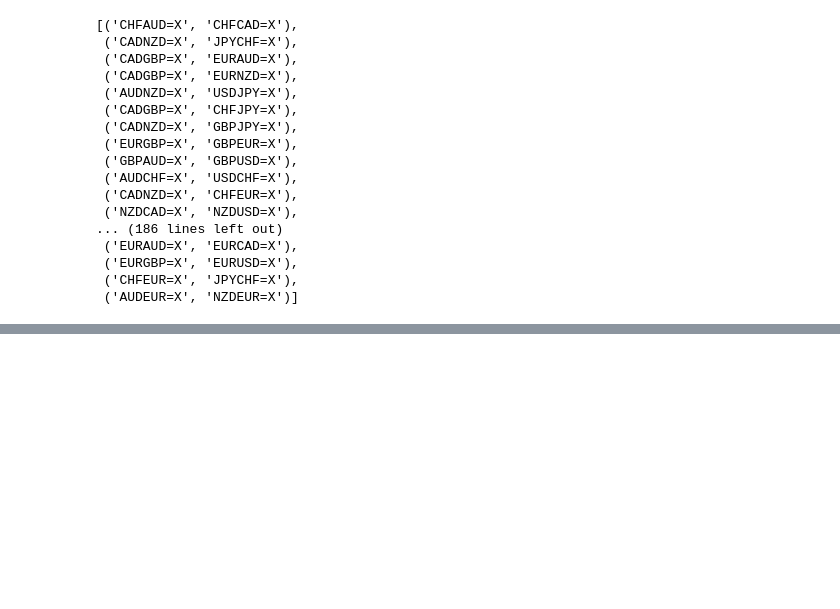
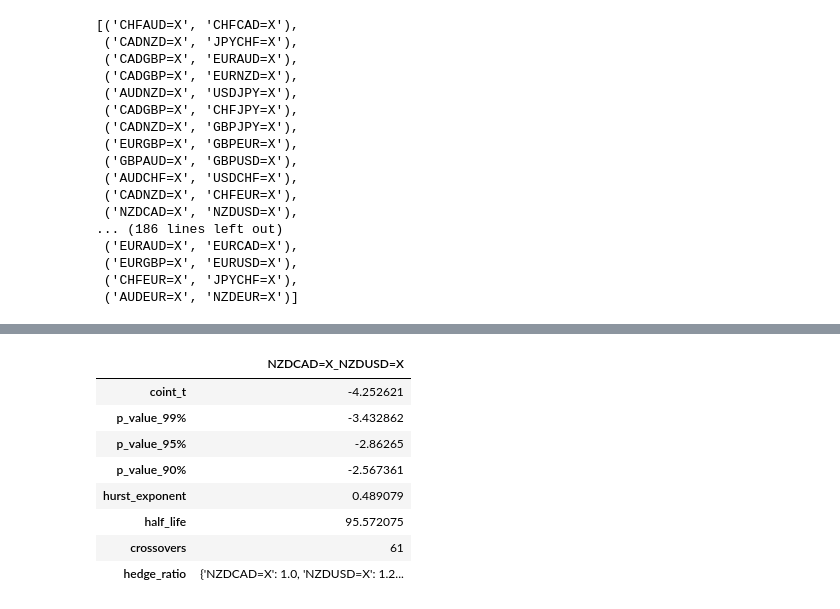
Before and after one commit to Renuto/Trading-Algorithmic, a Jupyter notebook: Statistical Arbitrage/statistical_Arbitrage.ipynb, the cells around one changed output, grey strips where cells are left out. Cells and saved outputs as stored; diff of their text form; code cells hidden in the pictures; blank space fills up the shorter version.

```diff
--- a/Statistical Arbitrage/statistical_Arbitrage.ipynb
+++ b/Statistical Arbitrage/statistical_Arbitrage.ipynb
@@ -123,0 +199,13 @@ filtered_spreads = sp.select_spreads()
+# %%
+# The following detailed spread statistics can be obtained
+sp.selection_logs.loc[['NZDCAD=X_NZDUSD=X']].T
+# %% [output]
+|  | NZDCAD=X_NZDUSD=X |
+| coint_t | -4.252621 |
+| p_value_99% | -3.432862 |
+| p_value_95% | -2.86265 |
+| p_value_90% | -2.567361 |
+| hurst_exponent | 0.489079 |
+| half_life | 95.572075 |
+| crossovers | 61 |
+| hedge_ratio | {'NZDCAD=X': 1.0, 'NZDUSD=X': 1.2... |
```
Also changed, not shown: parts of 11 cells of this notebook, 1 other file.
